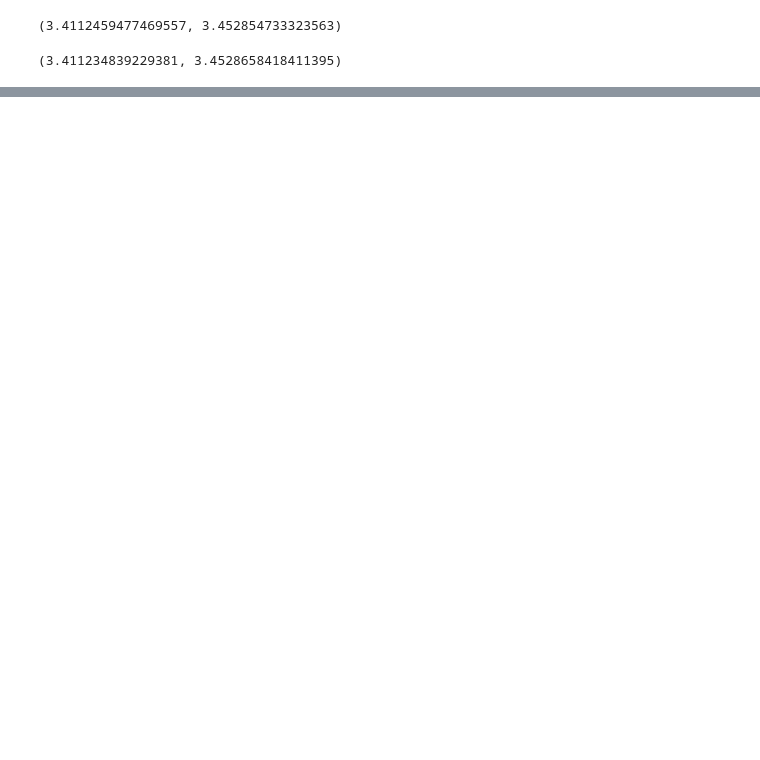
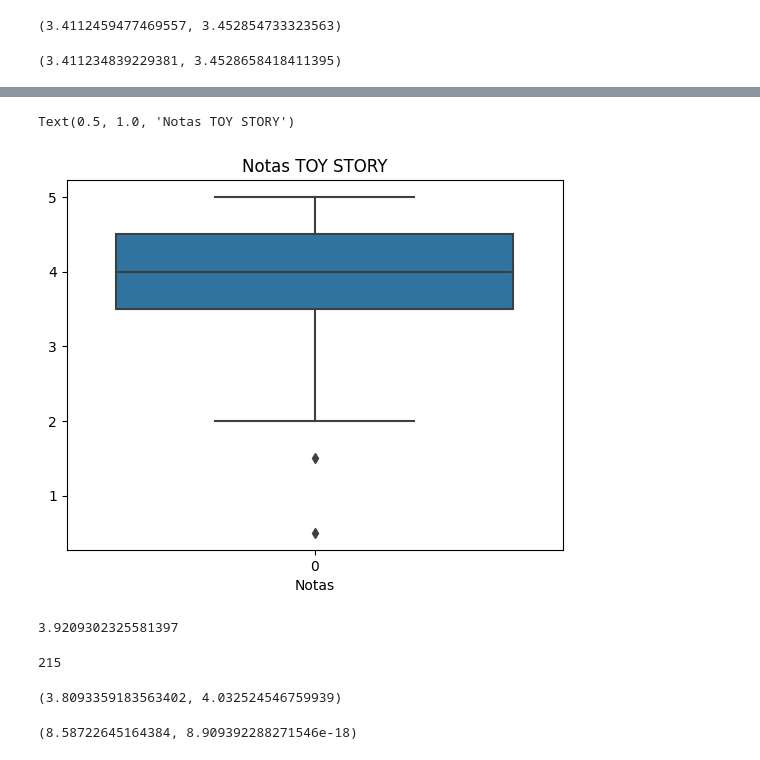
Before and after one commit to lucasnardivieira/formacao_data-science, a Jupyter notebook: testes-estatísticos/testes-estatísticos-filmes.ipynb, the cells around one changed output, grey strips where cells are left out. Saved outputs shown, nothing was run; the diff lists cells and outputs as text; code cells hidden in the pictures; blank space fills up the shorter version.

```diff
--- a/testes-estatísticos/testes-estatísticos-filmes.ipynb
+++ b/testes-estatísticos/testes-estatísticos-filmes.ipynb
@@ -235,0 +272,24 @@ descr_todos_com_10_votos.tconfint_mean()
+# %%
+ax = sns.boxplot(notas1.rating)
+ax.set(xlabel = "Notas")
+ax.set_title("Notas TOY STORY")
+# %% [output]
+Text(0.5, 1.0, 'Notas TOY STORY')
+[figure, added]
+# %%
+notas1.rating.mean()
+# %% [output]
+3.9209302325581397
+# %%
+notas1.rating.count()
+# %% [output]
+215
+# %%
+zconfint(notas1.rating)
+# %% [output]
+(3.8093359183563402, 4.032524546759939)
+# %%
+from statsmodels.stats.weightstats import ztest
+ztest(notas1.rating, value = 3.4320)
+# %% [output]
+(8.58722645164384, 8.909392288271546e-18)
```
Also changed, not shown: parts of 5 cells of this notebook.
